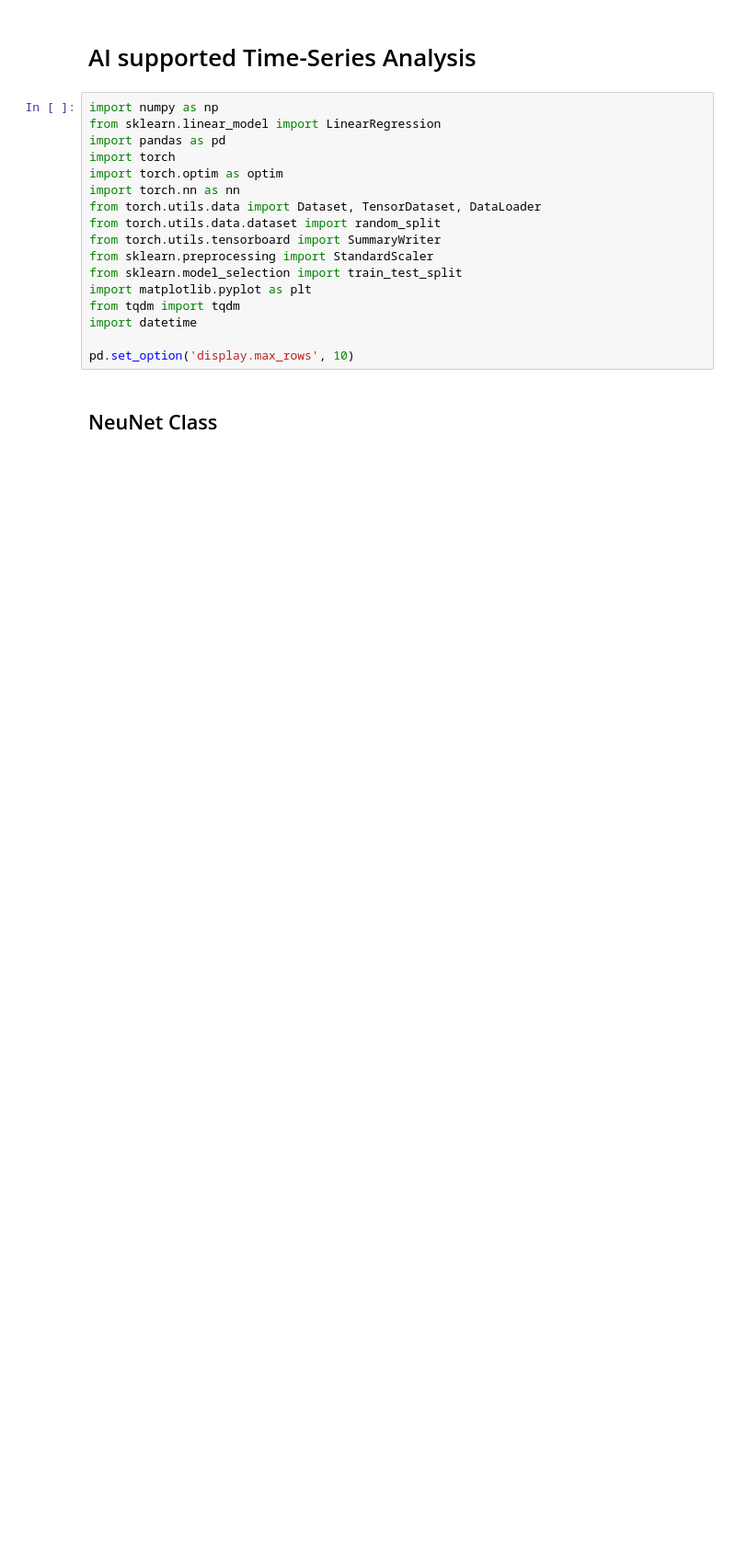
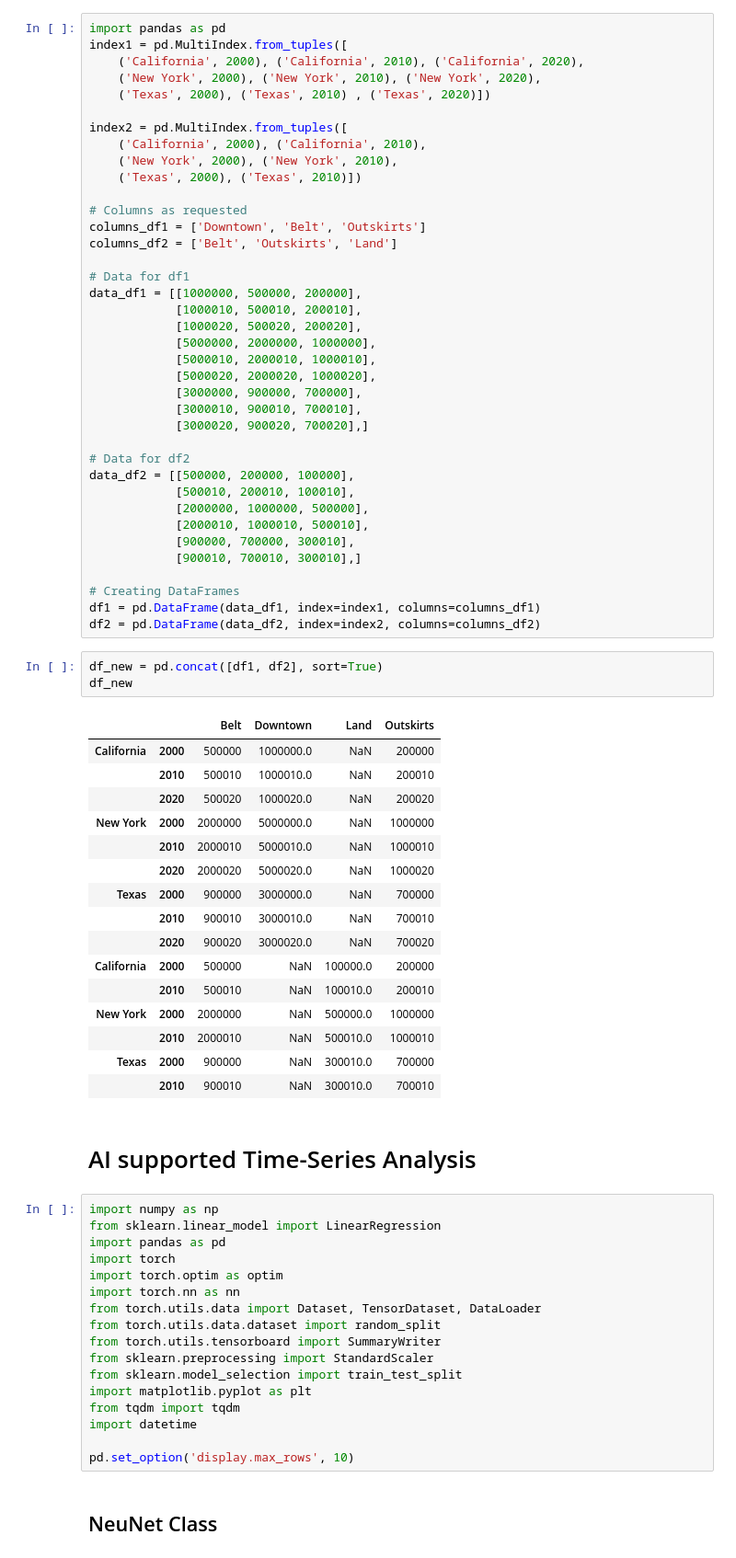
Before and after one commit to reXplan-project/reXplan-repo, a Jupyter notebook: jupyter_notebooks/ml_script_WOP.ipynb, the cells around one changed output. Shown at 92% size. Cells and saved outputs as stored; diff of their text form; blank space fills up the shorter version.

```diff
--- a/jupyter_notebooks/ml_script_WOP.ipynb
+++ b/jupyter_notebooks/ml_script_WOP.ipynb
@@ -1,3 +1,61 @@
+# %%
+import pandas as pd
+index1 = pd.MultiIndex.from_tuples([
+    ('California', 2000), ('California', 2010), ('California', 2020),
+    ('New York', 2000), ('New York', 2010), ('New York', 2020),
+    ('Texas', 2000), ('Texas', 2010) , ('Texas', 2020)])
+
+index2 = pd.MultiIndex.from_tuples([
+    ('California', 2000), ('California', 2010),
+    ('New York', 2000), ('New York', 2010),
+    ('Texas', 2000), ('Texas', 2010)])
+
+# Columns as requested
+columns_df1 = ['Downtown', 'Belt', 'Outskirts']
+columns_df2 = ['Belt', 'Outskirts', 'Land']
+
+# Data for df1
+data_df1 = [[1000000, 500000, 200000],
+            [1000010, 500010, 200010],
+            [1000020, 500020, 200020],
+            [5000000, 2000000, 1000000],
+            [5000010, 2000010, 1000010],
+            [5000020, 2000020, 1000020],
+            [3000000, 900000, 700000],
+            [3000010, 900010, 700010],
+            [3000020, 900020, 700020],]
+
+# Data for df2
+data_df2 = [[500000, 200000, 100000],
+            [500010, 200010, 100010],
+            [2000000, 1000000, 500000],
+            [2000010, 1000010, 500010],
+            [900000, 700000, 300010],
+            [900010, 700010, 300010],]
+
+# Creating DataFrames
+df1 = pd.DataFrame(data_df1, index=index1, columns=columns_df1)
+df2 = pd.DataFrame(data_df2, index=index2, columns=columns_df2)
+# %%
+df_new = pd.concat([df1, df2], sort=True)
+df_new
+# %% [output]
+|  |  | Belt | Downtown | Land | Outskirts |
+| California | 2000 | 500000 | 1000000.0 | NaN | 200000 |
+|  | 2010 | 500010 | 1000010.0 | NaN | 200010 |
+|  | 2020 | 500020 | 1000020.0 | NaN | 200020 |
+| New York | 2000 | 2000000 | 5000000.0 | NaN | 1000000 |
+|  | 2010 | 2000010 | 5000010.0 | NaN | 1000010 |
+|  | 2020 | 2000020 | 5000020.0 | NaN | 1000020 |
+| Texas | 2000 | 900000 | 3000000.0 | NaN | 700000 |
+|  | 2010 | 900010 | 3000010.0 | NaN | 700010 |
+|  | 2020 | 900020 | 3000020.0 | NaN | 700020 |
+| California | 2000 | 500000 | NaN | 100000.0 | 200000 |
+|  | 2010 | 500010 | NaN | 100010.0 | 200010 |
+| New York | 2000 | 2000000 | NaN | 500000.0 | 1000000 |
+|  | 2010 | 2000010 | NaN | 500010.0 | 1000010 |
+| Texas | 2000 | 900000 | NaN | 300010.0 | 700000 |
+|  | 2010 | 900010 | NaN | 300010.0 | 700010 |
 # %% [markdown]
 # AI supported Time-Series Analysis
 # %%
```
Also changed, not shown: 5 other files.
